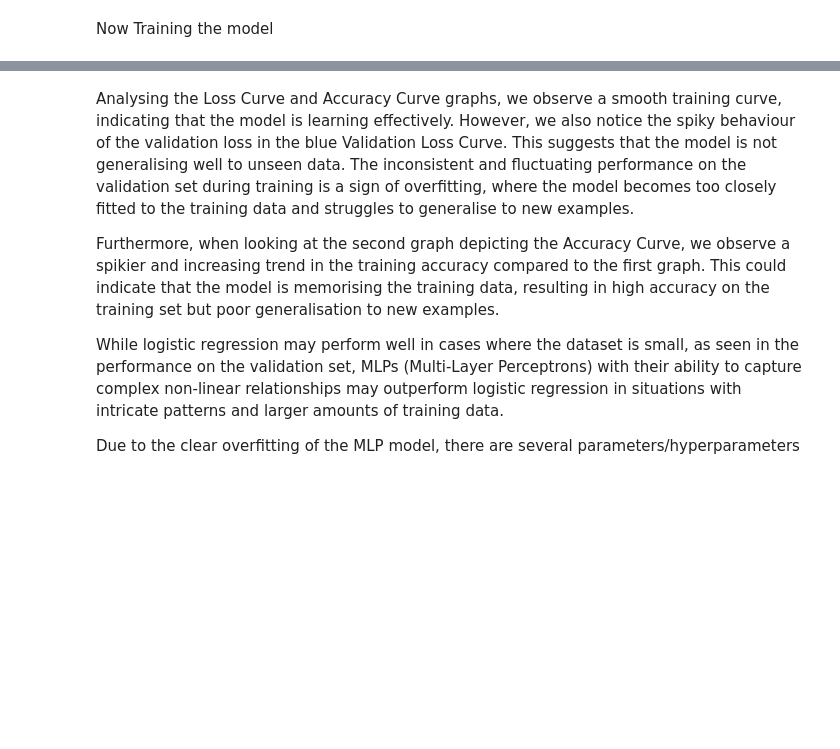
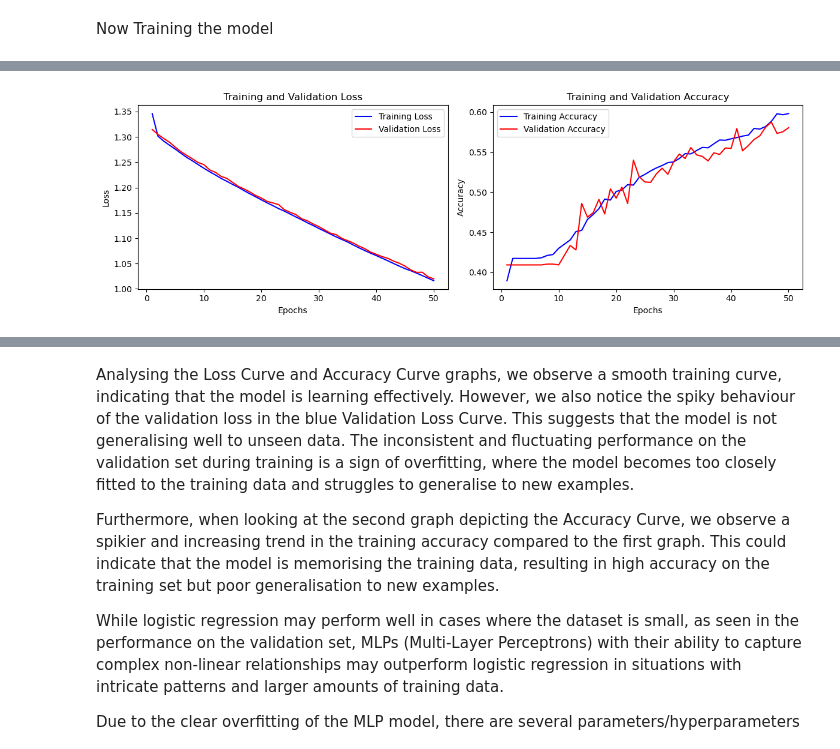
Before and after one commit to AmiruC/Machine-Learning-Cancer-Classification-Model, a Jupyter notebook: notebooks/notebook.ipynb, the cells around one changed output, grey strips where cells are left out. Cells and saved outputs as stored; diff of their text form; code cells hidden in the pictures; blank space fills up the shorter version.

```diff
--- a/notebooks/notebook.ipynb
+++ b/notebooks/notebook.ipynb
@@ -300,3 +285,42 @@ weighted avg       0.27      0.34      0.29      1979
+# %%
+import matplotlib.pyplot as plt
+import warnings
+
+def plot_learning_curve(train_loss, val_loss, train_acc, val_acc, metric_name='Accuracy'):
+    epochs = range(1, len(train_loss) + 1)
+
+    plt.figure(figsize=(12, 4))
+
+    # Plot loss curves
+    plt.subplot(1, 2, 1)
+    plt.plot(epochs, train_loss, 'b-', label='Training Loss')
+    plt.plot(epochs, val_loss, 'r-', label='Validation Loss')
+    plt.xlabel('Epochs')
+    plt.ylabel('Loss')
+    plt.title('Training and Validation Loss')
+    plt.legend()
+
+    # Plot accuracy curves
+    plt.subplot(1, 2, 2)
+    plt.plot(epochs, train_acc, 'b-', label='Training ' + metric_name)
+    plt.plot(epochs, val_acc, 'r-', label='Validation ' + metric_name)
+    plt.xlabel('Epochs')
+    plt.ylabel(metric_name)
+    plt.title('Training and Validation ' + metric_name)
+    plt.legend()
+
+    plt.tight_layout()
+    plt.show()
+
+# Ignore the undefined metric warning
+warnings.filterwarnings("ignore", category=DeprecationWarning)
+
+# Call the function to plot the learning curves
+plot_learning_curve(history.history['loss'], history.history['val_loss'],
+                    history.history['categorical_accuracy'], history.history['val_categorical_accuracy'],
+                    metric_name='Accuracy')
+# %% [output]
+[figure, added]
 # %%
 import tensorflow as tf
 from sklearn.linear_model import LogisticRegression
```
Also changed, not shown: parts of 20 cells of this notebook, 2 other files.
